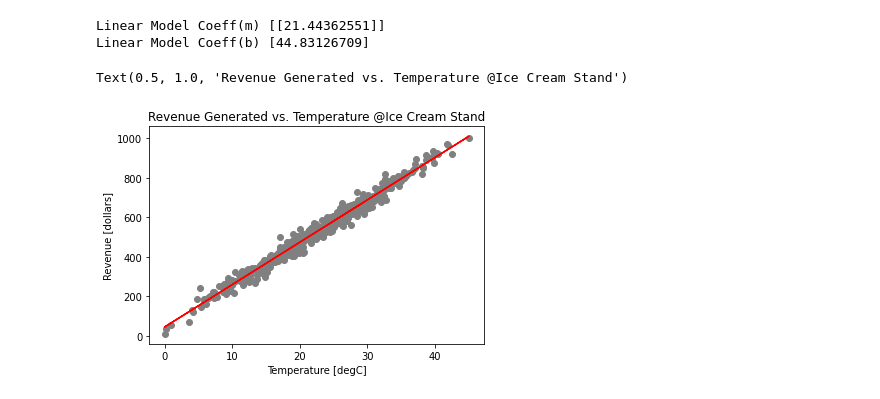
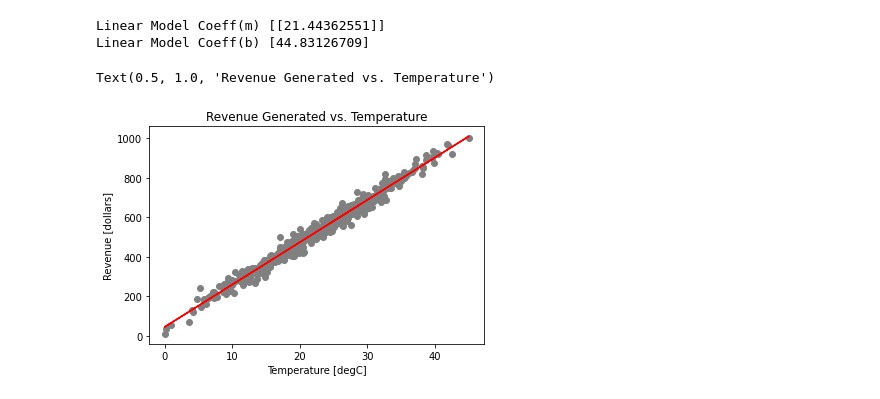
Before and after one commit to mareksturek/real-application, a Jupyter notebook: notebooks/finance_daily_revenue_ice_cream.ipynb, the cells around one changed output. Cells and saved outputs as stored; diff of their text form; code cells hidden in the pictures.

```diff
--- a/notebooks/finance_daily_revenue_ice_cream.ipynb
+++ b/notebooks/finance_daily_revenue_ice_cream.ipynb
@@ -192,11 +192,11 @@ Linear Model Coeff(b) [44.83126709]
 # %%
 # The scatter plot
 
 plt.scatter(X_train, y_train, color = 'gray')
 plt.plot(X_train, regressor.predict(X_train), color = 'red')
 plt.ylabel('Revenue [dollars]')
 plt.xlabel('Temperature [degC]')
-plt.title('Revenue Generated vs. Temperature @Ice Cream Stand')
+plt.title('Revenue Generated vs. Temperature')
 # %% [output]
-Text(0.5, 1.0, 'Revenue Generated vs. Temperature @Ice Cream Stand')
+Text(0.5, 1.0, 'Revenue Generated vs. Temperature')
-[figure, old version]
+[figure, new version]
```
Also changed, not shown: parts of 5 cells of this notebook.
